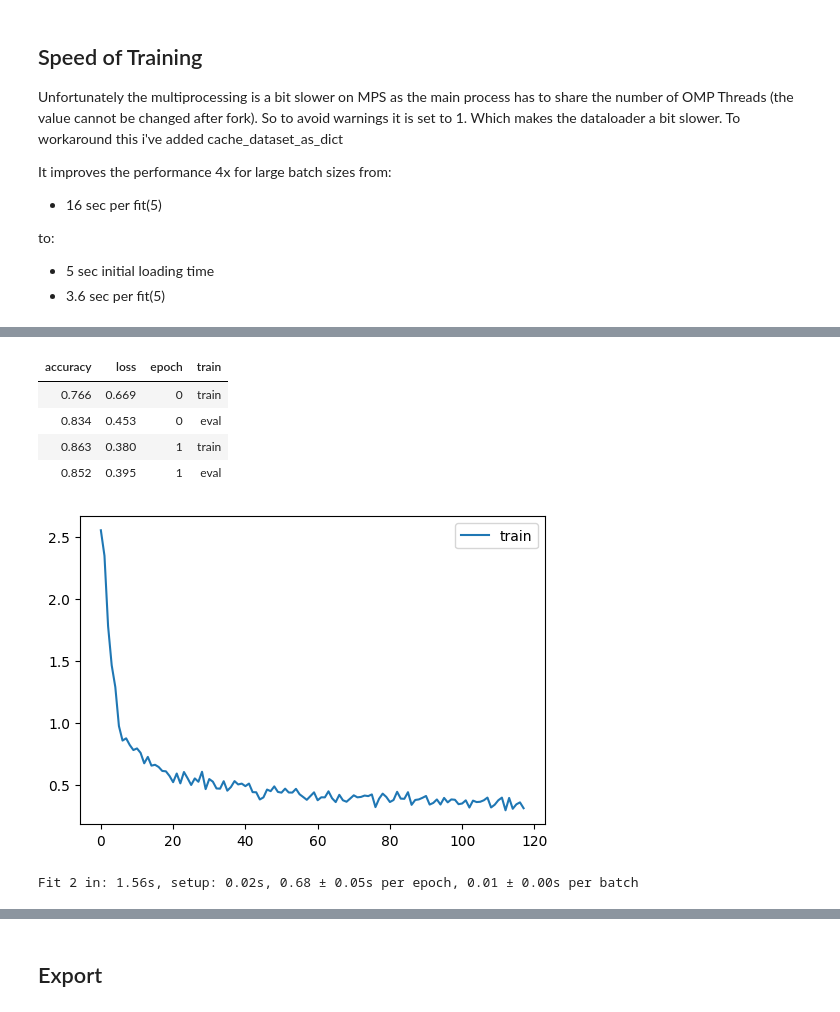
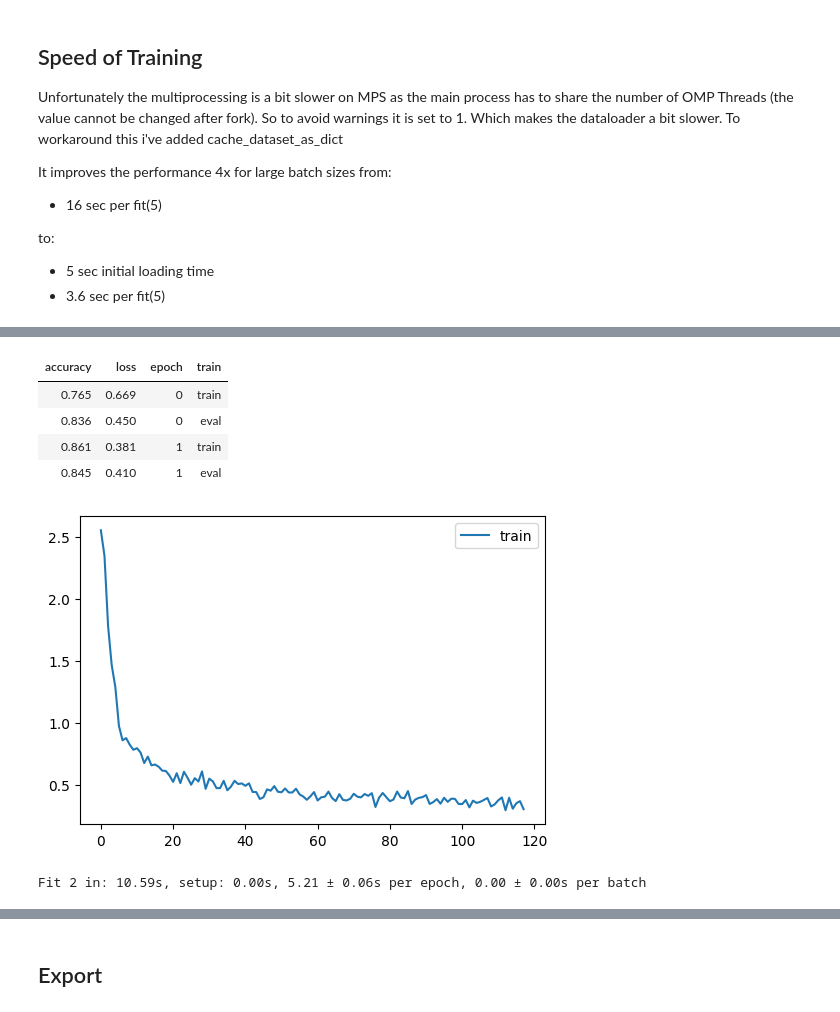
Before and after one commit to PiotrCzapla/course22p2, a Jupyter notebook: nbs/12_utils.ipynb, the cells around one changed output, grey strips where cells are left out. Saved outputs shown, nothing was run; the diff lists cells and outputs as text; code cells hidden in the pictures.

```diff
--- a/nbs/12_utils.ipynb
+++ b/nbs/12_utils.ipynb
@@ -352,10 +332,10 @@ learn = TrainLearner(get_model().to('cpu').apply(init_weights), dls_cached, F.cr
-# %%
-learn.fit(2)
-# %% [output]
-| accuracy | loss | epoch | train |
-| 0.766 | 0.669 | 0 | train |
-| 0.834 | 0.453 | 0 | eval |
-| 0.863 | 0.380 | 1 | train |
-| 0.852 | 0.395 | 1 | eval |
-[figure, removed]
-Fit 2 in: 1.56s, setup: 0.02s, 0.68 ± 0.05s per epoch, 0.01 ± 0.00s per batch
+# %%
+test_speed(eager_cbs, dls=DataLoaders.from_dd(tds.cached, bs, num_workers=0, ))
+# %% [output]
+| accuracy | loss | epoch | train |
+| 0.765 | 0.669 | 0 | train |
+| 0.836 | 0.450 | 0 | eval |
+| 0.861 | 0.381 | 1 | train |
+| 0.845 | 0.410 | 1 | eval |
+[figure, added]
+Fit 2 in: 10.59s, setup: 0.00s, 5.21 ± 0.06s per epoch, 0.00 ± 0.00s per batch
```
Also changed, not shown: parts of 15 cells of this notebook.
